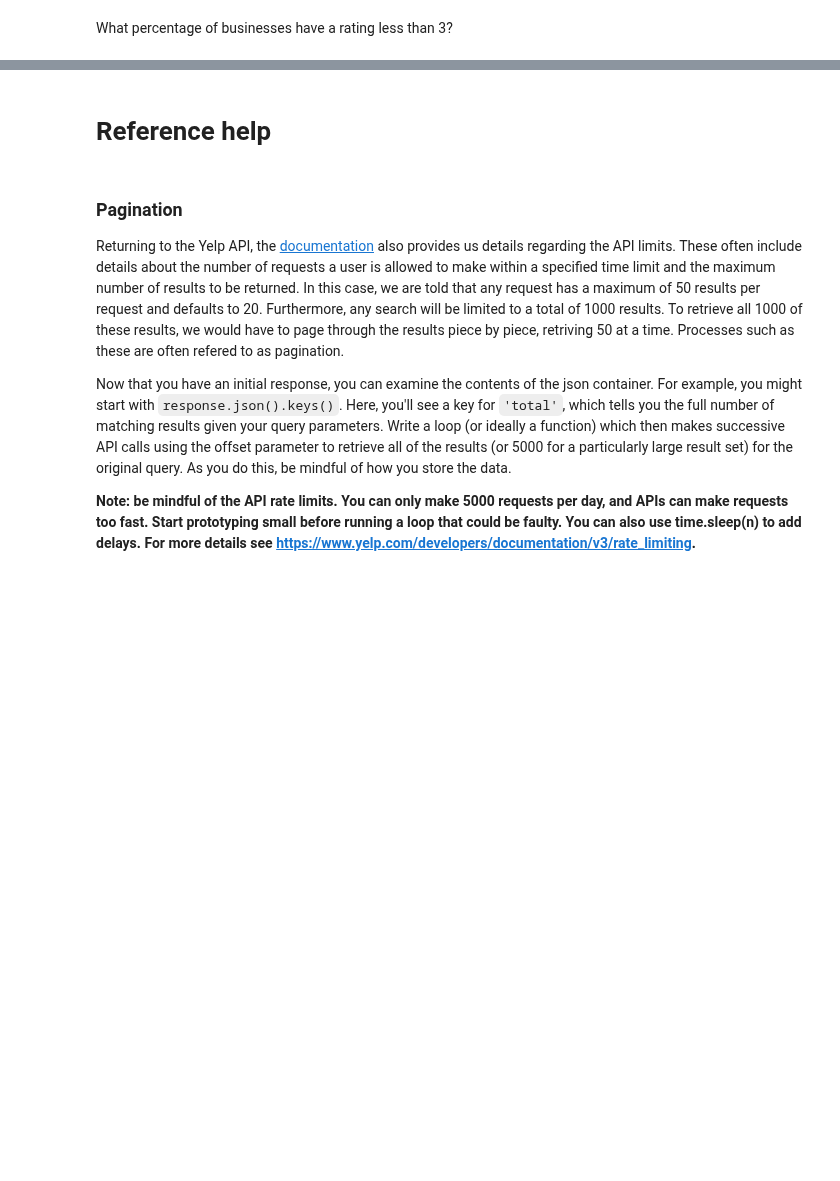
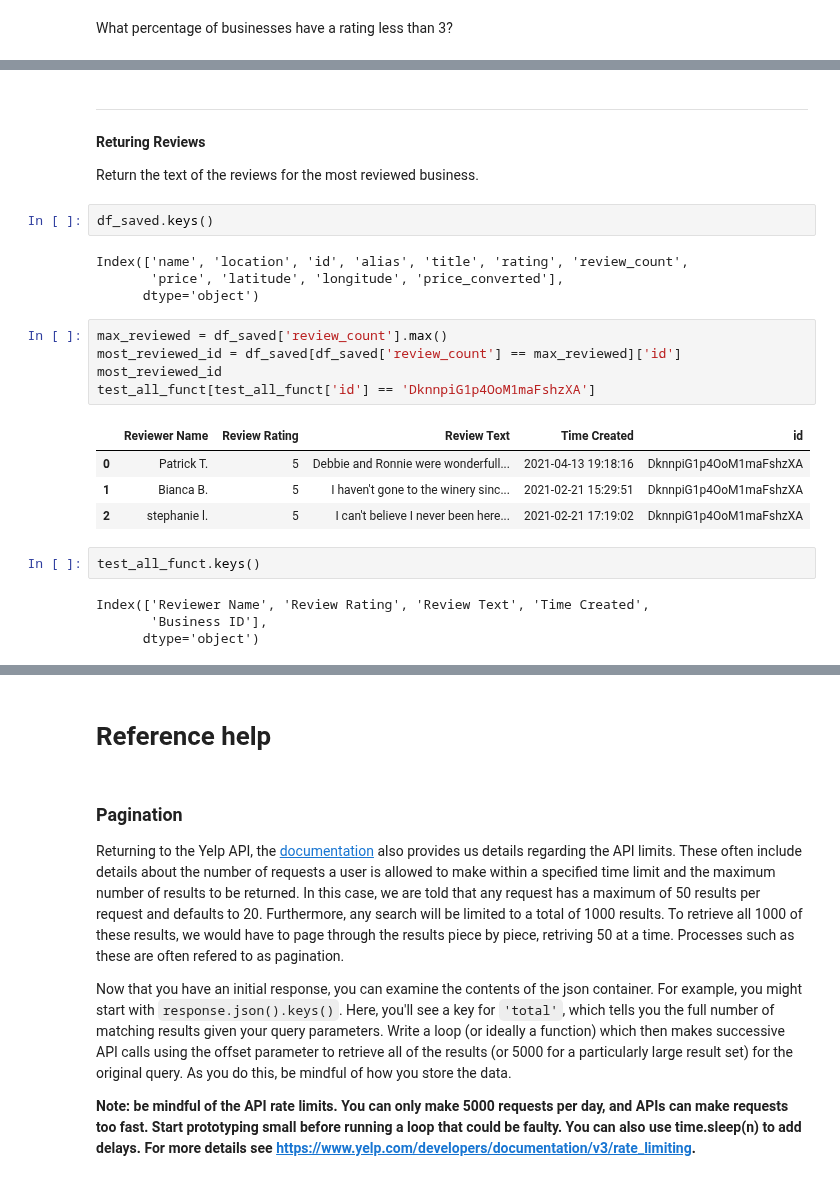
Before and after one commit to pleasecallmejax/Phase-1-Project, a Jupyter notebook: Data_Acquisition_Process.ipynb, the cells around one changed output, grey strips where cells are left out. Saved outputs shown, nothing was run; the diff lists cells and outputs as text; blank space fills up the shorter version.

```diff
--- a/Data_Acquisition_Process.ipynb
+++ b/Data_Acquisition_Process.ipynb
@@ -571,0 +583,28 @@ Find the lowest rated business and return text of the most recent review.  If mu
+# %% [markdown]
+---
+
+**Returing Reviews**
+
+Return the text of the reviews for the most reviewed business.
+# %%
+df_saved.keys()
+# %% [output]
+Index(['name', 'location', 'id', 'alias', 'title', 'rating', 'review_count',
+       'price', 'latitude', 'longitude', 'price_converted'],
+      dtype='object')
+# %%
+max_reviewed = df_saved['review_count'].max()
+most_reviewed_id = df_saved[df_saved['review_count'] == max_reviewed]['id']
+most_reviewed_id
+test_all_funct[test_all_funct['id'] == 'DknnpiG1p4OoM1maFshzXA']
+# %% [output]
+|  | Reviewer Name | Review Rating | Review Text | Time Created | id |
+| 0 | Patrick T. | 5 | Debbie and Ronnie were wonderfull... | 2021-04-13 19:18:16 | DknnpiG1p4OoM1maFshzXA |
+| 1 | Bianca B. | 5 | I haven't gone to the winery sinc... | 2021-02-21 15:29:51 | DknnpiG1p4OoM1maFshzXA |
+| 2 | stephanie l. | 5 | I can't believe I never been here... | 2021-02-21 17:19:02 | DknnpiG1p4OoM1maFshzXA |
+# %%
+test_all_funct.keys()
+# %% [output]
+Index(['Reviewer Name', 'Review Rating', 'Review Text', 'Time Created',
+       'Business ID'],
+      dtype='object')
```
Also changed, not shown: parts of 19 cells of this notebook, 1 other file.
